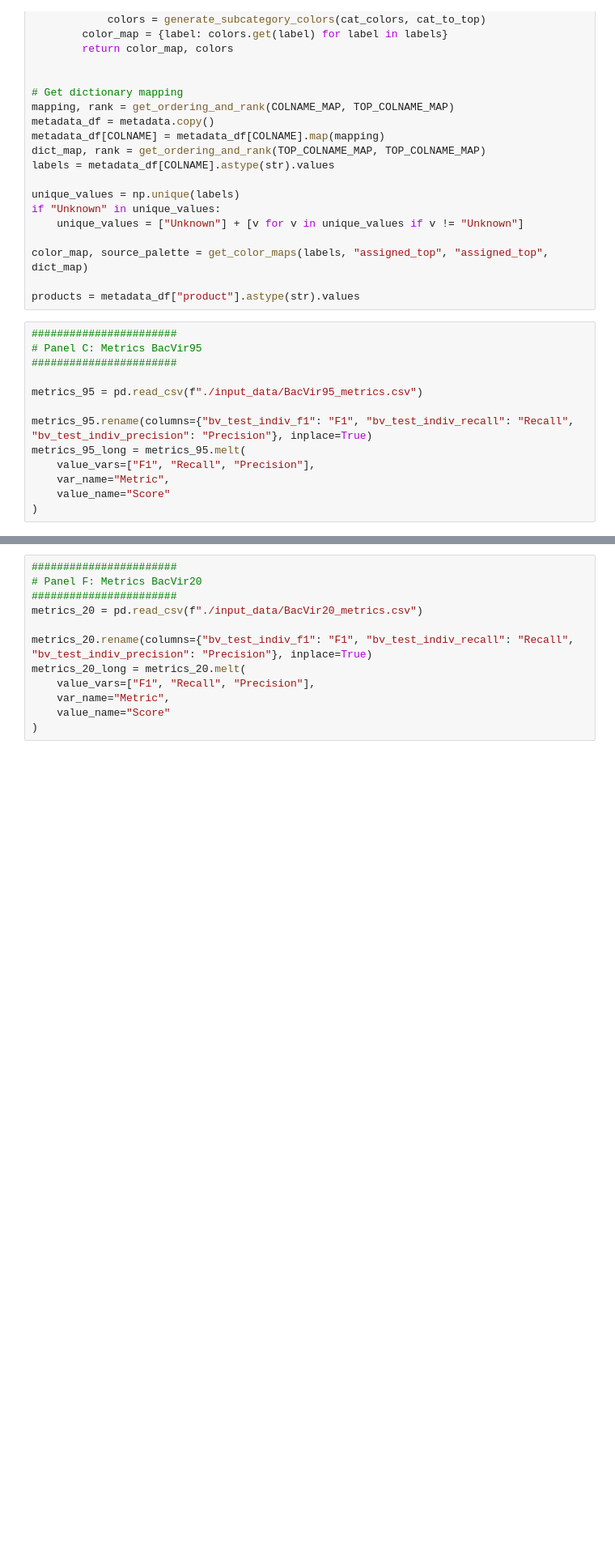
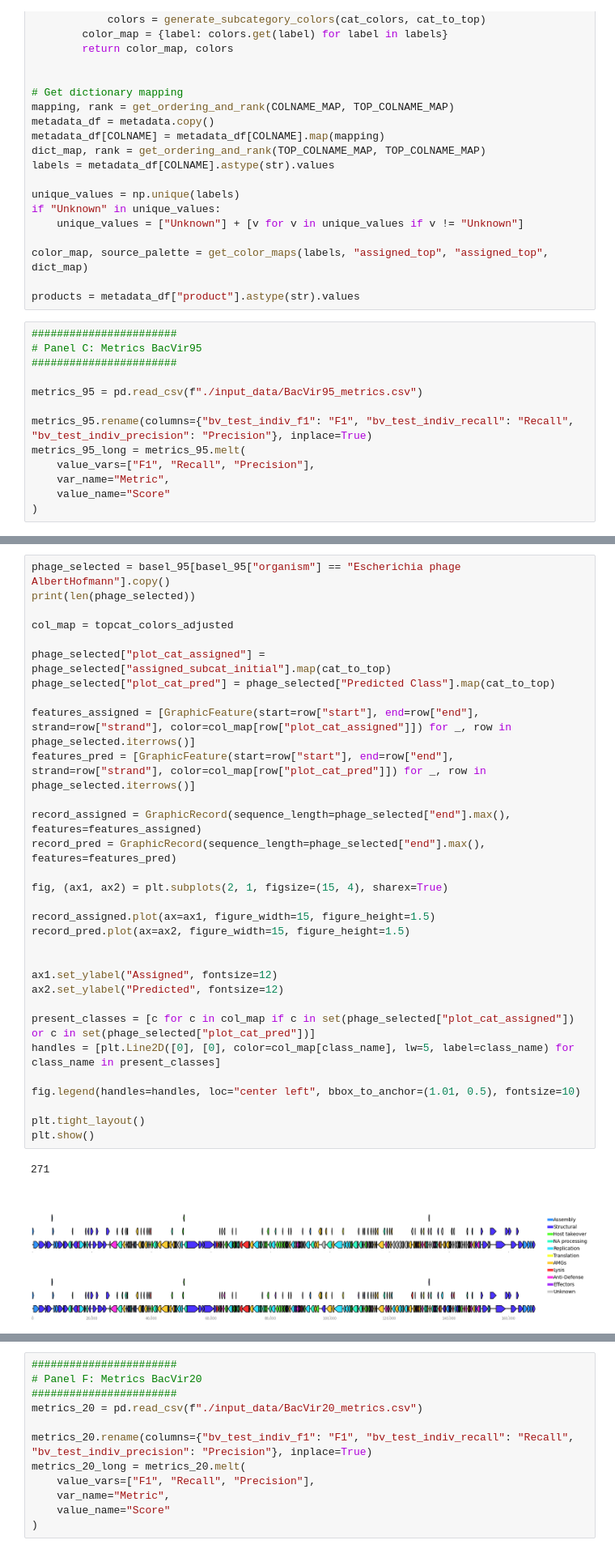
Before and after one commit to Integrative-Transcriptomics/PhageGAP-model, a Jupyter notebook: cnsplots/create_Fig1.ipynb, the cells around one changed output, grey strips where cells are left out. Shown at 81% size. Saved outputs shown, nothing was run; the diff lists cells and outputs as text; blank space fills up the shorter version.

```diff
--- a/cnsplots/create_Fig1.ipynb
+++ b/cnsplots/create_Fig1.ipynb
@@ -328,0 +355,34 @@ disp = ConfusionMatrixDisplay(confusion_matrix=cm_norm, display_labels=top_label
+# %%
+phage_selected = basel_95[basel_95["organism"] == "Escherichia phage AlbertHofmann"].copy()
+print(len(phage_selected))
+
+col_map = topcat_colors_adjusted
+
+phage_selected["plot_cat_assigned"] = phage_selected["assigned_subcat_initial"].map(cat_to_top)
+phage_selected["plot_cat_pred"] = phage_selected["Predicted Class"].map(cat_to_top)
+
+features_assigned = [GraphicFeature(start=row["start"], end=row["end"], strand=row["strand"], color=col_map[row["plot_cat_assigned"]]) for _, row in phage_selected.iterrows()]
+features_pred = [GraphicFeature(start=row["start"], end=row["end"], strand=row["strand"], color=col_map[row["plot_cat_pred"]]) for _, row in phage_selected.iterrows()]
+
+record_assigned = GraphicRecord(sequence_length=phage_selected["end"].max(), features=features_assigned)
+record_pred = GraphicRecord(sequence_length=phage_selected["end"].max(), features=features_pred)
+
+fig, (ax1, ax2) = plt.subplots(2, 1, figsize=(15, 4), sharex=True)
+
+record_assigned.plot(ax=ax1, figure_width=15, figure_height=1.5)
+record_pred.plot(ax=ax2, figure_width=15, figure_height=1.5)
+
+
+ax1.set_ylabel("Assigned", fontsize=12)
+ax2.set_ylabel("Predicted", fontsize=12)
+
+present_classes = [c for c in col_map if c in set(phage_selected["plot_cat_assigned"]) or c in set(phage_selected["plot_cat_pred"])]
+handles = [plt.Line2D([0], [0], color=col_map[class_name], lw=5, label=class_name) for class_name in present_classes]
+
+fig.legend(handles=handles, loc="center left", bbox_to_anchor=(1.01, 0.5), fontsize=10)
+
+plt.tight_layout()
+plt.show()
+# %% [output]
+271
+[figure, added]
```
Also changed, not shown: parts of 7 cells of this notebook, 26 other files.
